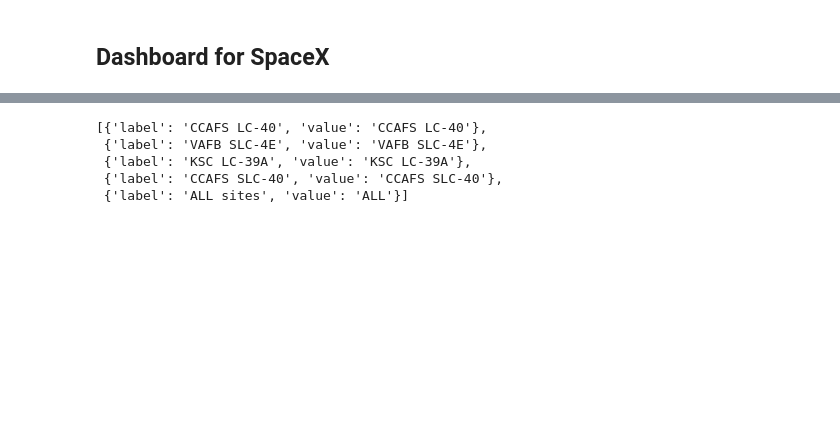
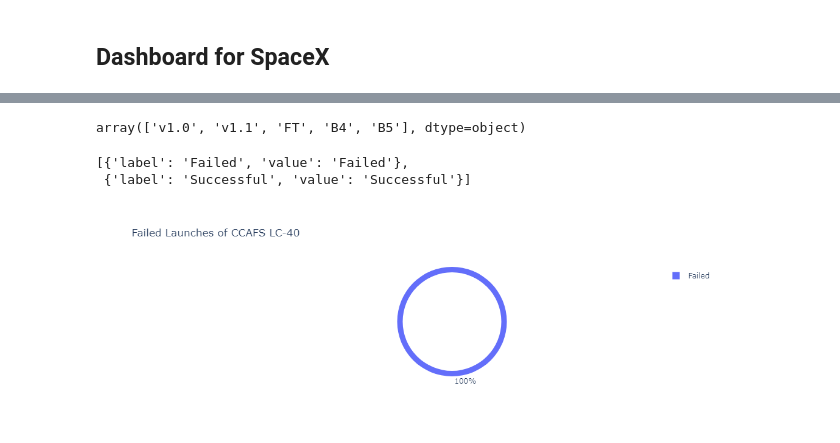
Before and after one commit to imabiodun/IBM-Capstone-Project, a Jupyter notebook: Viz Analysis and Folium/SpaceX_Launch DasbBoard.ipynb, the cells around one changed output, grey strips where cells are left out. Saved outputs shown, nothing was run; the diff lists cells and outputs as text; code cells hidden in the pictures; blank space fills up the shorter version.

```diff
--- a/Viz Analysis and Folium/SpaceX_Launch DasbBoard.ipynb
+++ b/Viz Analysis and Folium/SpaceX_Launch DasbBoard.ipynb
@@ -20,18 +11,20 @@ spaceX_df.head()
+# %%
+spaceX_df['Booster Version Category'].unique()
+# %% [output]
+array(['v1.0', 'v1.1', 'FT', 'B4', 'B5'], dtype=object)
 # %%
 spaceX_df.drop('Unnamed: 0',axis=1,inplace=True)
-# %%
-spaceX_df['class']= spaceX_df['class'].astype('object')
 # %%
 Launch_site=spaceX_df['Launch Site'].unique()
-options=[]
-options=[{'label':a,'value':a} for a in Launch_site]
-options.append({'label':'ALL sites','value':'ALL'})
-
-options
+options_ls=[]
+options_ls=[{'label':a,'value':a} for a in Launch_site]
+options_ls.append({'label':'All sites','value':'All'})
+mapping_={0:'Failed',1:'Successful'}
+Outcome_=spaceX_df["class"].unique()
+options_outcome=[{'label':mapping_[a],'value':mapping_[a]} for a in Outcome_]
+# options_outcome.append({'label':'All','value':'All Outcome'})
+options_outcome
 # %% [output]
-[{'label': 'CCAFS LC-40', 'value': 'CCAFS LC-40'},
- {'label': 'VAFB SLC-4E', 'value': 'VAFB SLC-4E'},
- {'label': 'KSC LC-39A', 'value': 'KSC LC-39A'},
- {'label': 'CCAFS SLC-40', 'value': 'CCAFS SLC-40'},
- {'label': 'ALL sites', 'value': 'ALL'}]
+[{'label': 'Failed', 'value': 'Failed'},
+ {'label': 'Successful', 'value': 'Successful'}]
 # %%
@@ -49,3 +50,12 @@ html.Div(dcc.Graph(id='success_payload_scatter_chart')),
+# %%
+entered_site='CCAFS LC-40'
+outcome_=0
+__=spaceX_df[(spaceX_df['Launch Site']==entered_site) & (spaceX_df['class']==outcome_)].groupby(['Launch Site','Outcome_']).size().reset_index(name='counts')
+            # print(__)
+pie_= px.pie(__,names='Outcome_', values='counts',hole=.9, title=f'{mapping.get(outcome_)} Launches of {entered_site}')
+pie_
+# %% [output]
+[figure, added]
 # %%
 # Function decorator to specify function input and output
 @app.callback(Output(component_id='pie_chart', component_property='figure'),
```
Also changed, not shown: parts of 10 cells of this notebook.
